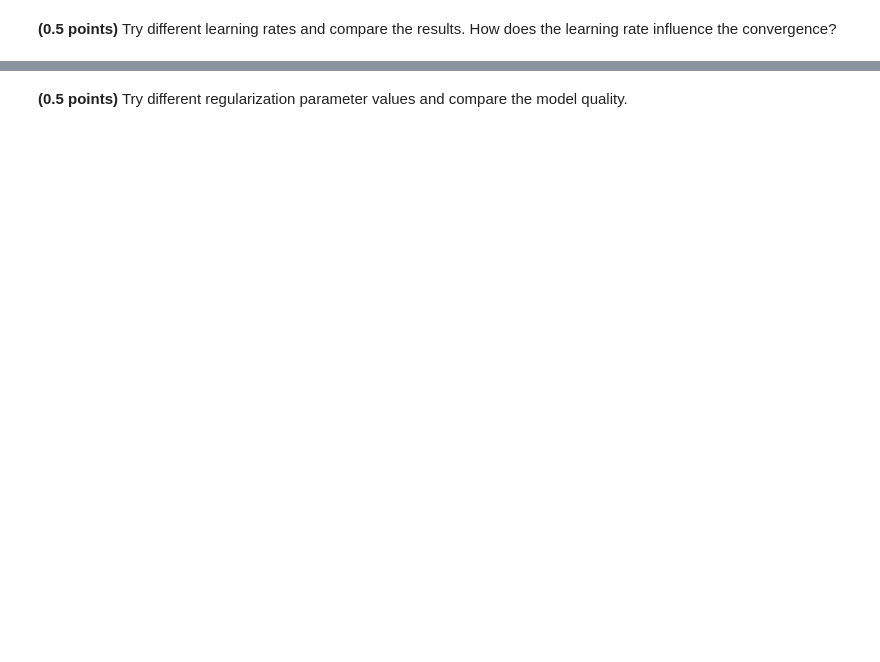
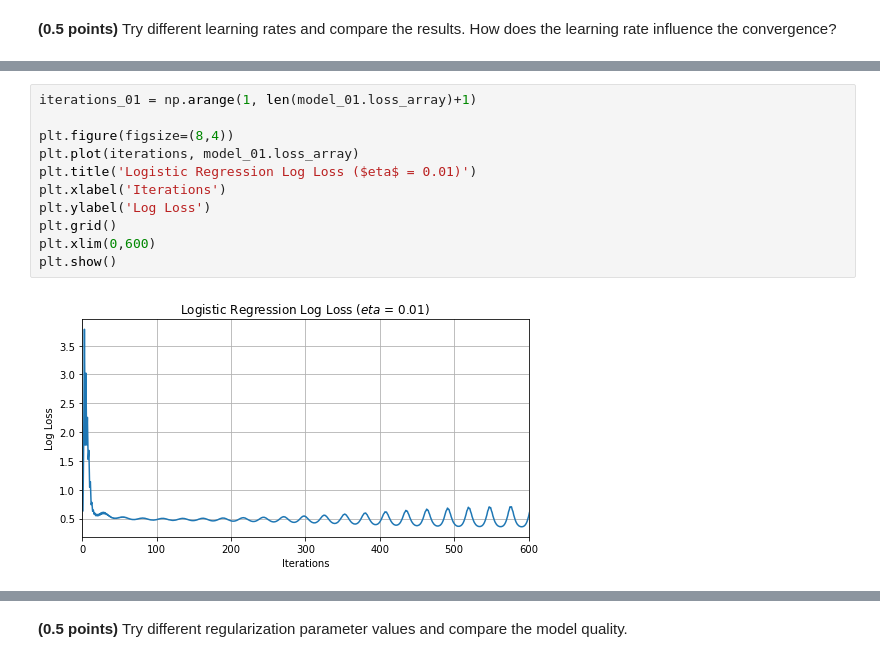
Before and after one commit to aslmyura/ml-python, a Jupyter notebook: 5_classification_linear_knn/hw_classification.ipynb, the cells around one changed output, grey strips where cells are left out. Saved outputs shown, nothing was run; the diff lists cells and outputs as text; blank space fills up the shorter version.

```diff
--- a/5_classification_linear_knn/hw_classification.ipynb
+++ b/5_classification_linear_knn/hw_classification.ipynb
@@ -277,0 +278,13 @@ assert min(train_acc, test_acc) > 0.9
+# %%
+iterations_01 = np.arange(1, len(model_01.loss_array)+1)
+
+plt.figure(figsize=(8,4))
+plt.plot(iterations, model_01.loss_array)
+plt.title('Logistic Regression Log Loss ($eta$ = 0.01)')
+plt.xlabel('Iterations')
+plt.ylabel('Log Loss')
+plt.grid()
+plt.xlim(0,600)
+plt.show()
+# %% [output]
+[figure, added]
```
Also changed, not shown: parts of 32 cells of this notebook.
